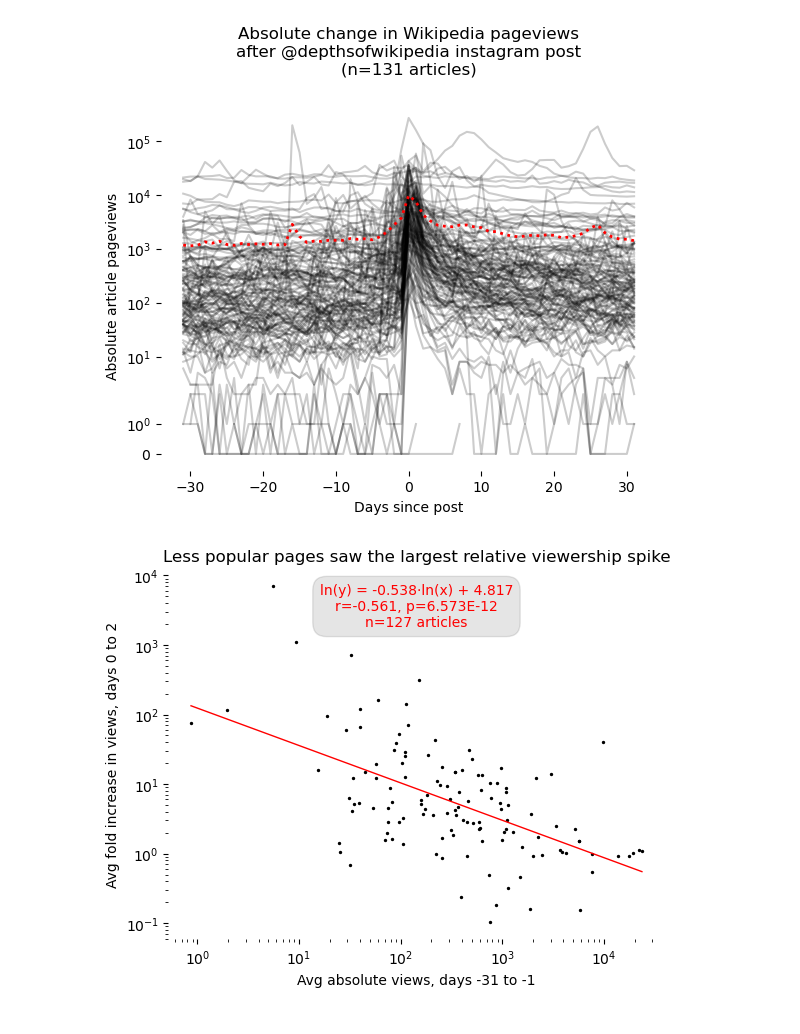
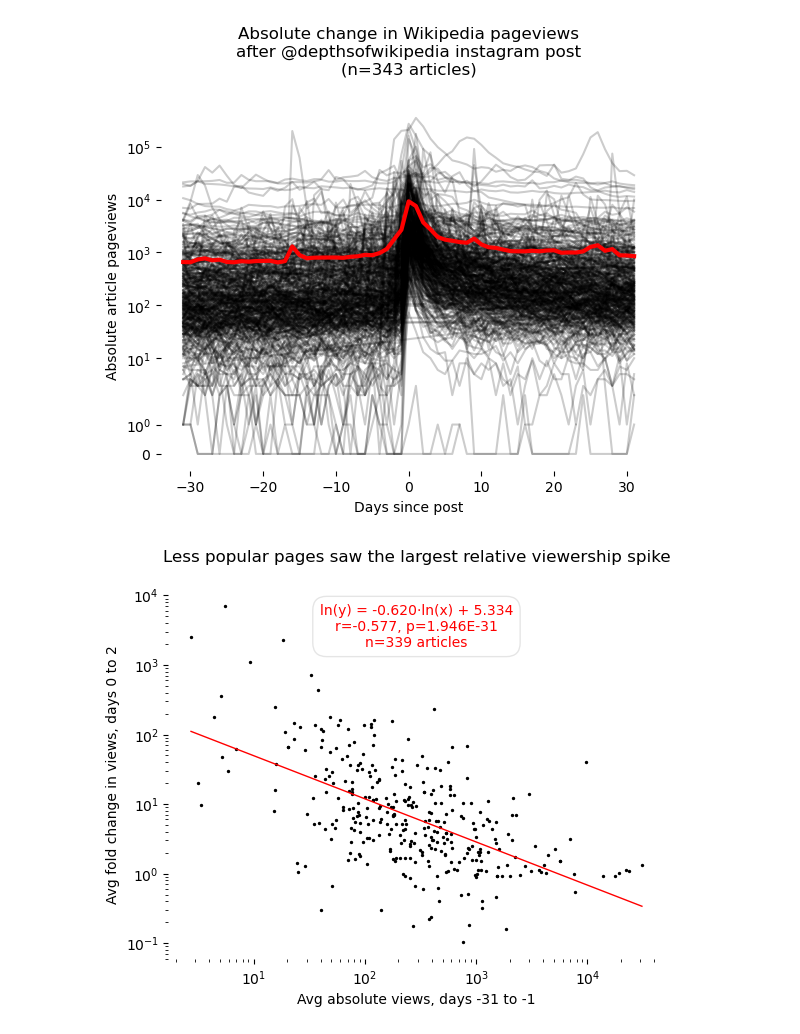
Before and after one commit to edridgedsouza/misc-viz-projects, a Jupyter notebook: depths_of_wikipedia/Analysis.ipynb, the cells around one changed output. Drawn from its saved outputs; the diff is of its cells as text; code cells hidden in the pictures.

```diff
--- a/depths_of_wikipedia/Analysis.ipynb
+++ b/depths_of_wikipedia/Analysis.ipynb
@@ -148,39 +222,23 @@ data.columns = ['ig_index', 'ig_url', 'date', 'title']
 # %%
-my_db = DB()
-
-for i, row in data.iterrows():
-    if my_db.article_in_db(row.title):
-        print(f'Skipping: {row.title}')
-        next
-    else:
-        print(f'Scraping: {row.title}')
-        try:
-            get_pageview_numbers(article=row.title, d0=row.date,
-                                    ig_url=row.ig_url, db=my_db, delta=31)
-        except ConnectionError as e:
-            print(f'Failed: {row.title}')
-        time.sleep(3)
-
-
 ################################################################################
 # Load results from db
 full_results = pd.DataFrame(my_db.read_from_db())
+full_results['day_0'] = ((pd.to_datetime(full_results.Date) -
+                          pd.to_timedelta(full_results.Rel_Date, unit='D'))
+                         .dt.strftime('%Y-%m-%d'))
 
 pd.options.mode.chained_assignment = None  # Remove all the warning messages
 subsets = []
-for article in full_results.Article.unique():
-    subset = full_results[full_results.Article == article]
+for article, day_zero in set(zip(data.title, data.date)):
+    subset = full_results[(full_results.Article == article) &
+                          (full_results.day_0 == day_zero)]
     try:
         reference_point = int(subset[subset.Rel_Date == -1].Views)
         rel_views = subset['Views'] / reference_point
         subset.loc[:, 'Rel_Views'] = rel_views
-
         subsets.append(subset)
-
-        # ax.plot(subset.Rel_Date, subset.Rel_Views, alpha=0.3, c='black')
     except TypeError:
         print(f'Not working for article: {article}')
-
 
 ################################################################################
 # Aggregation
@@ -275,7 +362,7 @@ ymax = combined.replace([np.inf, -np.inf], np.nan).dropna().Rel_Views.max()
 for article in combined.Article.unique():
     sub = combined[combined.Article == article]
     ax.plot(sub.Rel_Date, sub.Views, alpha=0.2, c='black')
-ax.plot(summary.index, avg, c='red', lw=2, ls=':')
+ax.plot(summary.index, avg, c='red', lw=3, ls='-')
 ax.set_yscale('symlog')
 ax.set_frame_on(False)
 ax.set_xlabel('Days since post')
@@ -286,7 +373,7 @@ ax.set_title(f'Absolute change in Wikipedia pageviews'
 
 fig.show()
 # %% [output]
-[figure, old version]
+[figure, new version]
 # %%
 avg_before = (combined[combined.Rel_Date.between(-31, -1)]
               .groupby('Article')
@@ -306,34 +393,34 @@ res = scipy.stats.linregress(np.log(avg_before.loc[valid_pages,:].Views['mean'])
                              np.log(avg_peak.loc[valid_pages,:].Rel_Views['mean']))
 min_x = avg_before.loc[valid_pages,:].Views['mean'].min()
 max_x = avg_before.loc[valid_pages,:].Views['mean'].max()
 
 x_reg = np.arange(min_x, max_x, 1)
 y_reg = np.exp(res.slope * np.log(x_reg) + res.intercept)
 eqn = (f'ln(y) = {res.slope:.3f}·ln(x) + {res.intercept:.3f}'
        f'\nr={res.rvalue:.3f}, p={res.pvalue:.3E}'
        f'\nn={len(valid_pages)} articles' )
 
 
 (fig, ax) = plt.subplots(1,1)
 ax.scatter(avg_before.Views['mean'], avg_peak.Rel_Views['mean'], c='black', s=2)
 ax.plot(x_reg, y_reg, c='red', ls='-', lw=1)
 ax.text(0.5, 0.9, eqn, c='red',
         transform = ax.transAxes,
         horizontalalignment='center',
         verticalalignment='center',
         bbox=dict(boxstyle='round, rounding_size=1, pad=0.5',
-                  facecolor='black', alpha=0.1))
+                  facecolor='white', alpha=0.1))
 
 
 ax.set_xscale('log', base=10)
 ax.set_yscale('log', base=10)
 ax.set_xlabel('Avg absolute views, days -31 to -1')
-ax.set_ylabel('Avg fold increase in views, days 0 to 2')
+ax.set_ylabel('Avg fold change in views, days 0 to 2')
 ax.set_frame_on(False)
-ax.set_title('Less popular pages saw the largest relative viewership spike')
+ax.set_title('Less popular pages saw the largest relative viewership spike', pad=20)
 
 
 
 fig.show()
 # %% [output]
-[figure, old version]
+[figure, new version]
```
Also changed, not shown: parts of 10 cells of this notebook, 8 other files.
